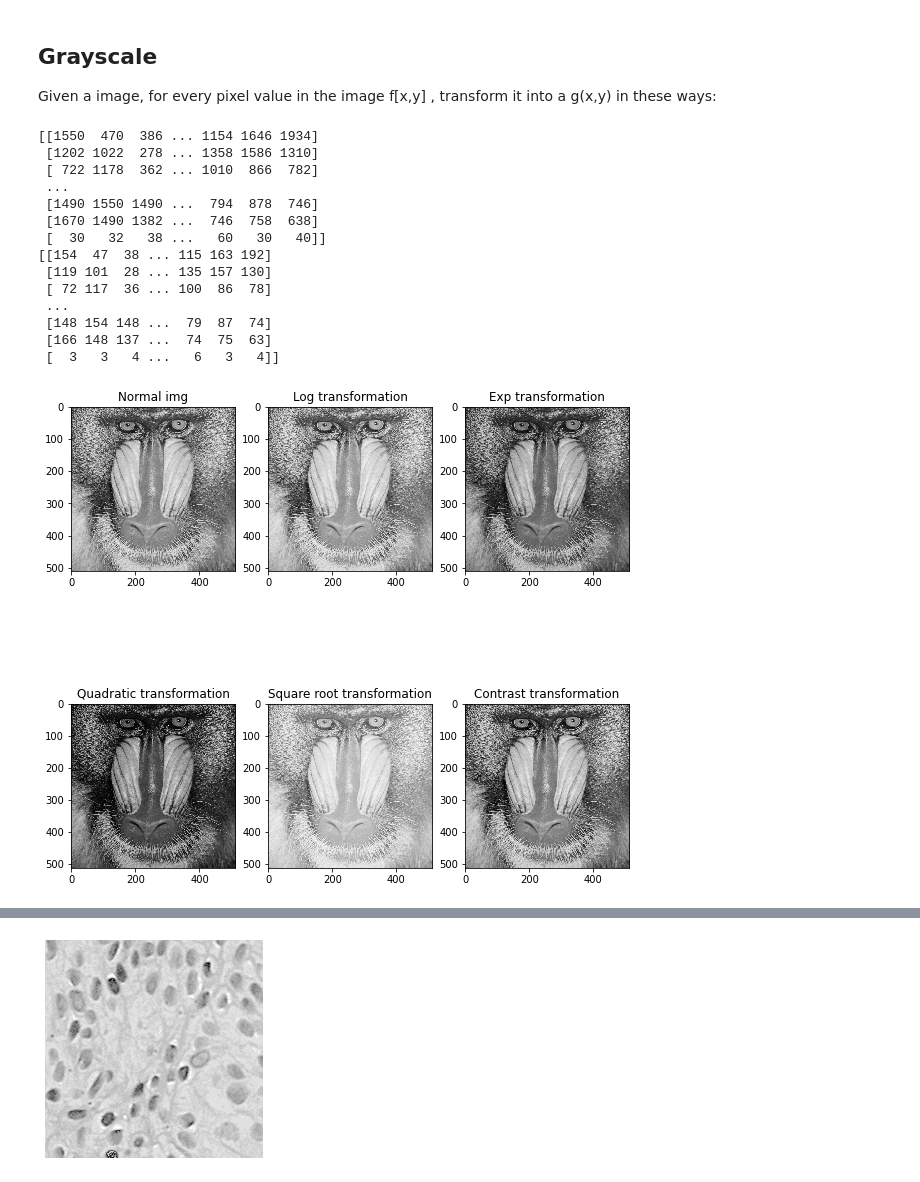
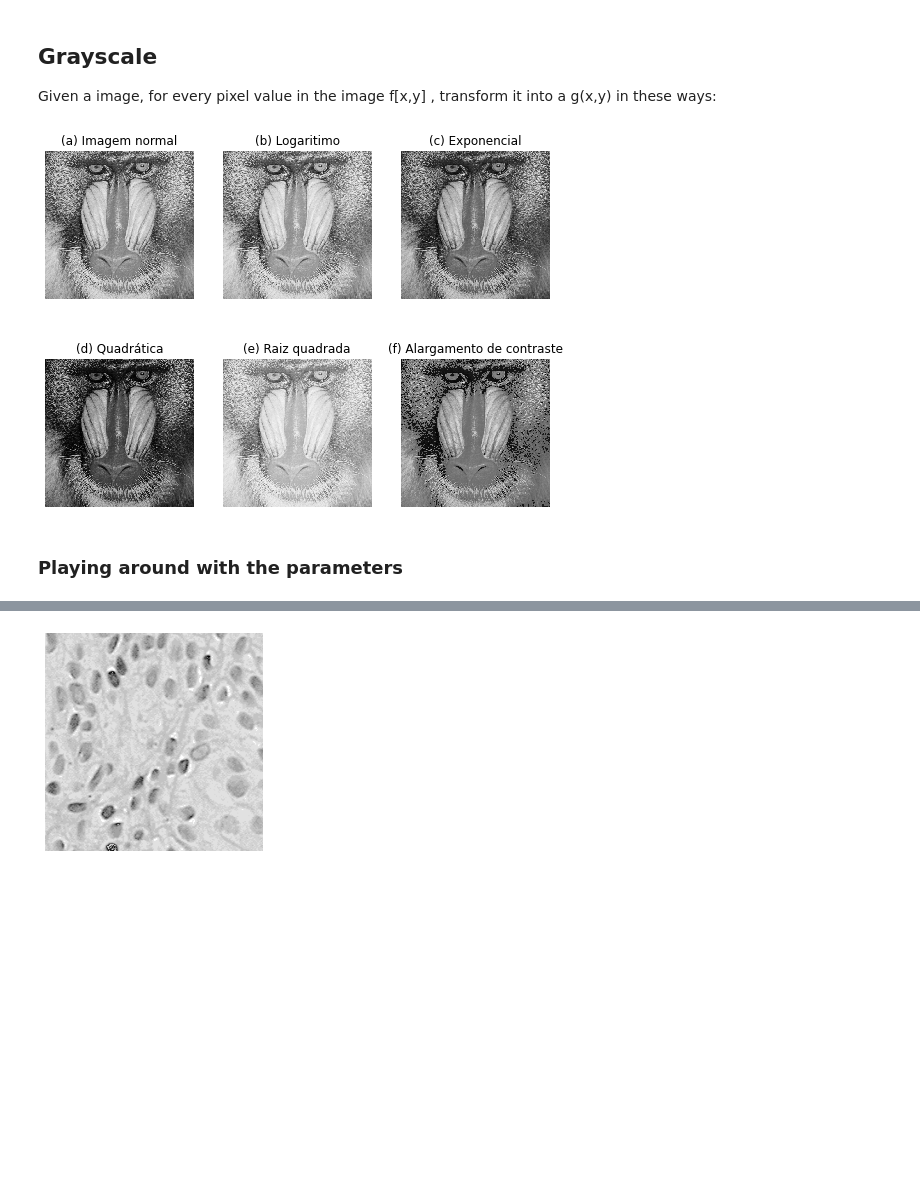
Before and after one commit to danielferragut/mc920-image-processing, a Jupyter notebook: project1/project.ipynb, the cells around one changed output, grey strips where cells are left out. Cells and saved outputs as stored; diff of their text form; code cells hidden in the pictures; blank space fills up the shorter version.

```diff
--- a/project1/project.ipynb
+++ b/project1/project.ipynb
@@ -147,6 +151,9 @@ fig2.savefig('quant.png')
 ## Grayscale
 Given a image, for every pixel value in the image f[x,y] , transform it into a g(x,y) in these ways:
 # %%
+img = io.imread('png_images/baboon.png')
+
+
 from math import exp
 default_c = 255
 
@@ -181,6 +188,7 @@ def transform_sqrt(image, c = default_c):
     return denormalize(np.sqrt(normalized_image), c)
 
 def transform_contrast(image, a, b, alpha, beta, gamma):
+#   TODO: Change this to a where
     def transform_pixel(f):
         if f < a:
             return a*f
@@ -188,63 +196,67 @@ def transform_contrast(image, a, b, alpha, beta, gamma):
             return beta*(f-a) + alpha*a
         else:
             return gamma*(f-b) + beta*(f-a) + alpha*a
+
+    def map_transformed_to_normal(transformed_img):
+        t_max_pixel = transformed_img.max()
+        t_min_pixel = transformed_img.min()
+        return (transformed_img - t_min_pixel)*(255/t_max_pixel)
+
     transform_pixel_vec = np.vectorize(transform_pixel)
     t_image = transform_pixel_vec(image)
-    print(t_image)
-    print(denormalize(t_image, c=255))
-    return transform_pixel_vec(image)
+    return map_transformed_to_normal(t_image)
 
 
 img_log = transform_log(img)
 img_exp = transform_exp(img)
 img_quad = transform_quadratic(img)
 img_sqrt = transform_sqrt(img)
-img_contrast = transform_contrast(img, 10, 20, 3, 2, 10)
+img_contrast = transform_contrast(img, 80, 160, 255, 127, 255)
 
-fig3 = plt.figure(figsize=[10,10])
+fig3 = plt.figure(figsize=[7,7])
 
 ax1 = fig3.add_subplot(2,3,1)
 ax1.imshow(img, interpolation='none', cmap='gray')
-ax1.set_title('Normal img')
+ax1.set_title('(a) Imagem normal')
+plt.axis('off')
+
 
 ax2 = fig3.add_subplot(2,3,2)
 ax2.imshow(img_log, interpolation='none', cmap='gray')
-ax2.set_title('Log transformation')
+ax2.set_title('(b) Logaritimo')
+plt.axis('off')
+
 
 ax3 = fig3.add_subplot(2,3,3)
 ax3.imshow(img_exp, interpolation='none', cmap='gray')
-ax3.set_title('Exp transformation')
+ax3.set_title('(c) Exponencial')
+plt.axis('off')
+
 
 ax4 = fig3.add_subplot(2,3,4)
 ax4.imshow(img_quad, interpolation='none', cmap='gray')
-ax4.set_title('Quadratic transformation')
+ax4.set_title('(d) Quadrática')
+plt.axis('off')
+
 
 ax5 = fig3.add_subplot(2,3,5)
 ax5.imshow(img_sqrt, interpolation='none', cmap='gray')
-ax5.set_title('Square root transformation')
+ax5.set_title('(e) Raiz quadrada')
+plt.axis('off')
+
 
 ax6 = fig3.add_subplot(2,3,6)
 ax6.imshow(img_contrast, interpolation='none', cmap='gray')
-ax6.set_title('Contrast transformation')
+ax6.set_title('(f) Alargamento de contraste')
+plt.axis('off')
 
 
-fig3.savefig('grayscale.png')
+plt.subplots_adjust(left=0, bottom=0, right=1, top=1, wspace=0.2, hspace=-0.3)
+fig3.savefig('results/grayscale.png')
 # %% [output]
-[[1550  470  386 ... 1154 1646 1934]
- [1202 1022  278 ... 1358 1586 1310]
- [ 722 1178  362 ... 1010  866  782]
- ...
- [1490 1550 1490 ...  794  878  746]
- [1670 1490 1382 ...  746  758  638]
- [  30   32   38 ...   60   30   40]]
-[[154  47  38 ... 115 163 192]
- [119 101  28 ... 135 157 130]
- [ 72 117  36 ... 100  86  78]
- ...
- [148 154 148 ...  79  87  74]
- [166 148 137 ...  74  75  63]
- [  3   3   4 ...   6   3   4]]
-[figure, old version]
+[figure, new version]
+# %% [markdown]
+### Playing around with the parameters
 # %%
 fig4 = plt.figure(figsize=[10,10])
 
```
Also changed, not shown: parts of 5 cells of this notebook, 10 other files.
